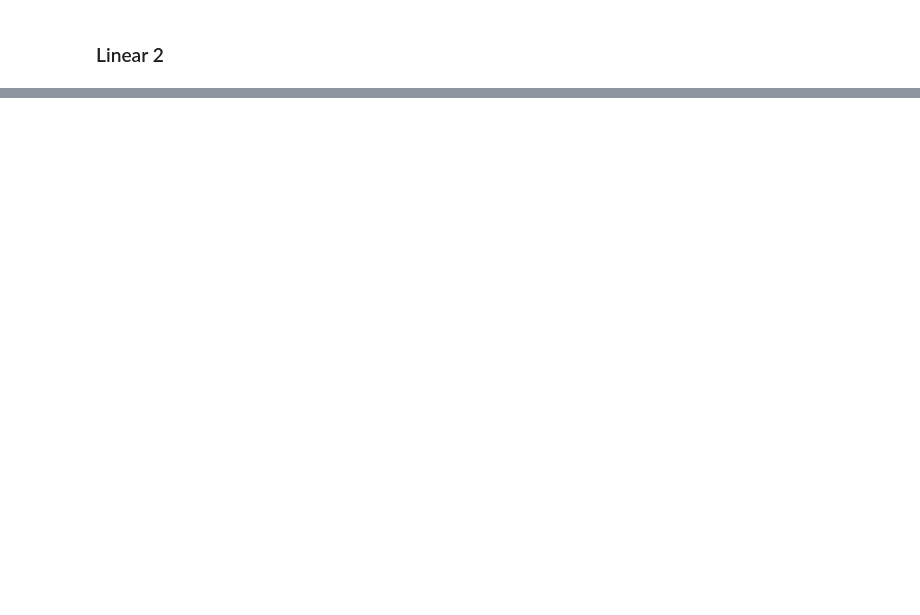
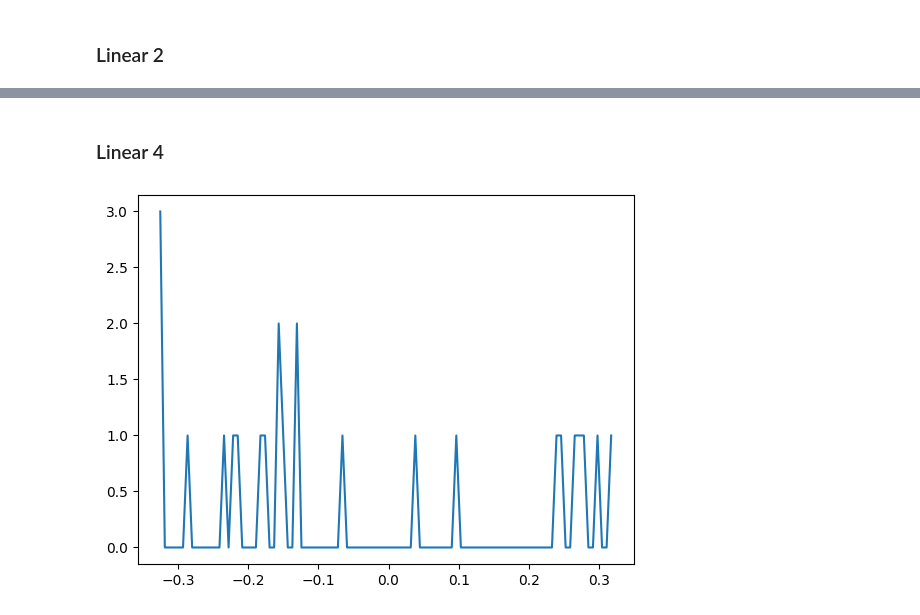
Before and after one commit to Erickllino/Neural_Network, a Jupyter notebook: NN.ipynb, the cells around one changed output, grey strips where cells are left out. Cells and saved outputs as stored; diff of their text form; code cells hidden in the pictures; blank space fills up the shorter version.

```diff
--- a/NN.ipynb
+++ b/NN.ipynb
@@ -272,6 +272,11 @@ L2_value_before_train = torch.histogram(MLP_Model().L1.weight.detach())
 
 X_L2_before = L2_value_before_train[1][0:100]
 y_L2_before = L2_value_before_train[0]
+# %%
+L4_value_before_train = torch.histogram(MLP_Model().L4.weight.detach())
+
+X_L4_before = L4_value_before_train[1][0:100]
+y_L4_before = L4_value_before_train[0]
 # %% [markdown]
 # Treino
 
@@ -491,0 +502,6 @@ hist_after_train = plt.plot(X_L2_after,y_L2_after)
+# %% [markdown]
+### Linear 4
+# %%
+hist_before_train = plt.plot(X_L4_before,y_L4_before)
+# %% [output]
+[figure, added]
```
Also changed, not shown: parts of 12 cells of this notebook.
